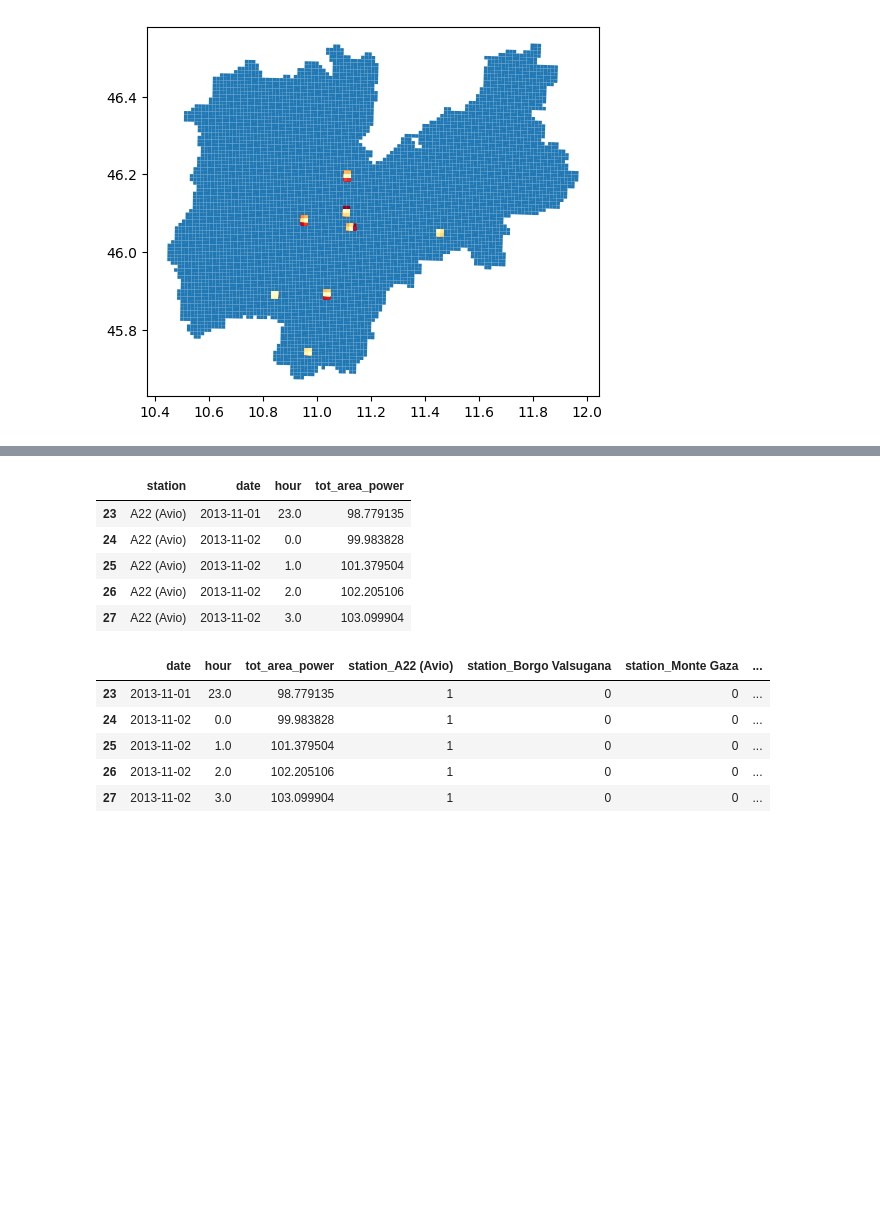
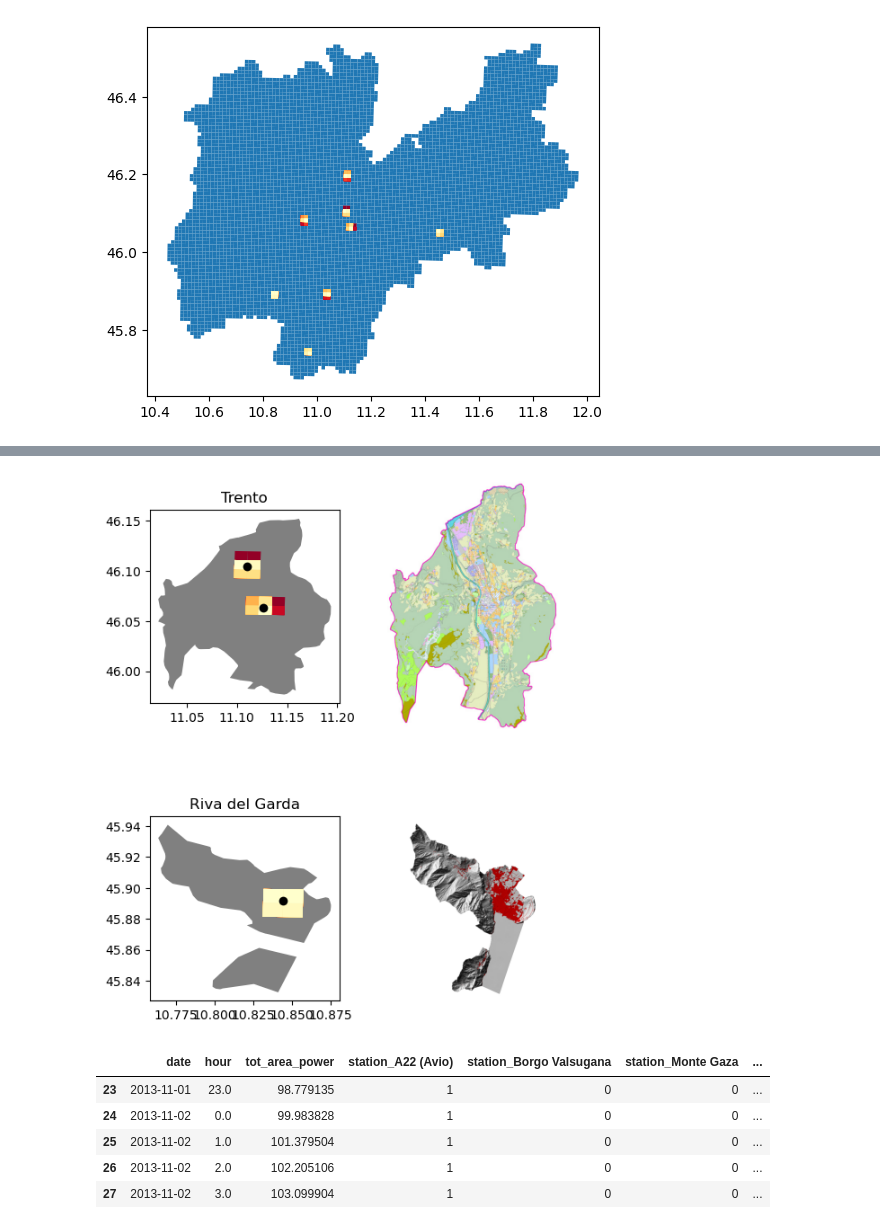
Before and after one commit to CarloDegasperi/DataScience, a Jupyter notebook: carlo/elettricità.ipynb, the cells around one changed output, grey strips where cells are left out. Drawn from its saved outputs; the diff is of its cells as text; code cells hidden in the pictures; blank space fills up the shorter version.

```diff
--- a/carlo/elettricità.ipynb
+++ b/carlo/elettricità.ipynb
@@ -194,9 +190,9 @@ final_power_df.head()
 # %%
-station_id = 'Riva del Garda'
-station_df = gpd.GeoDataFrame(data=appa_pos[appa_pos['station'] == station_id],geometry='geometry')
+# le grandezze che abbiamo preso hanno senso? Gli inquinanti potrebbero muoversi di più?
+# capiamo guardando sulla mappa
 
 grid_df_crs = grid_df.set_crs("EPSG:4326").to_crs("EPSG:32632")
-station_df_crs = station_df.set_crs("EPSG:4326").to_crs("EPSG:32632")
+appa_pos_crs = appa_pos.set_crs("EPSG:4326").to_crs("EPSG:32632")
 
 dfs = []
 K = 1 # coefficiente di diffusione turbolenta - la nostra assunzione è abbastanza approssimativa
@@ -224,7 +220,14 @@ for h in range(23, -1, -1):
 # %%
 # confrontiamo con la mappa del comune per vedere effettivamente quanto stiamo prendendo
 
+# importiamo innanzitutto il dataframe con i confini amministrativi
+import json
+from shapely.geometry import shape
+with open(data_path_raw / files['adm_reg']) as f:
+    admin_json = json.load(f)
 
-
-for h in range(23, -1, -1):
-    dfs[h][dfs[h]['station'] == 'Riva del Garda'].plot(ax = ax,color=cmap(h / 24))
+admin_df = gpd.GeoDataFrame(admin_json['features'])
+admin_df['geometry'] = admin_df['geometry'].apply(shape)
+admin_df['municipality'] = admin_df['properties'].apply(lambda x: x['comune'])
+admin_df = gpd.GeoDataFrame(admin_df,geometry='geometry')
+admin_df.head()
@@ -265,16 +241,36 @@ for df in dfs[1:]:
-# %%
-# sommo sulle diverse aree e mi tengo solo la colonna con l'area totale
-power_cols = [a for a in final_power_df.columns if a.endswith('hb_power_area')]
-final_power_df['tot_area_power'] = final_power_df[power_cols].sum(axis=1)
-final_power_df = final_power_df[['station', 'date', 'hour', 'tot_area_power']]
-final_power_df.head()
-# %% [output]
-|  | station | date | hour | tot_area_power |
-| 23 | A22 (Avio) | 2013-11-01 | 23.0 | 98.779135 |
-| 24 | A22 (Avio) | 2013-11-02 | 0.0 | 99.983828 |
-| 25 | A22 (Avio) | 2013-11-02 | 1.0 | 101.379504 |
-| 26 | A22 (Avio) | 2013-11-02 | 2.0 | 102.205106 |
-| 27 | A22 (Avio) | 2013-11-02 | 3.0 | 103.099904 |
+# %%
+import matplotlib.image as mpimg
+
+fig, axes = plt.subplots(2, 2, figsize=(6, 8))
+
+# Trento
+ax = axes[0][0]
+admin_df[admin_df['municipality'] == 'Trento'].plot(ax=ax,color='gray')
+for h in range(23, -1, -1):
+    dfs[h][(dfs[h]['station'] == 'Parco S. Chiara') | (dfs[h]['station'] == 'Via Bolzano')].plot(ax=ax,color=cmap(h / 24))
+appa_pos[(appa_pos['station'] == 'Parco S. Chiara') | (appa_pos['station'] == 'Via Bolzano')].plot(ax=ax,color='black')
+ax.set_title("Trento")
+
+img = mpimg.imread("../data/images/logo1.jpg")
+axes[0][1].imshow(img)
+axes[0][1].axis("off")
+
+# Riva del Garda
+ax = axes[1][0]
+admin_df[admin_df['municipality'] == 'Riva del Garda'].plot(ax=ax,color='gray')
+for h in range(23, -1, -1):
+    dfs[h][dfs[h]['station'] == 'Riva del Garda'].plot(ax=ax,color=cmap(h / 24))
+appa_pos[appa_pos['station'] == 'Riva del Garda'].plot(ax=ax,color='black')
+ax.set_title("Riva del Garda")
+
+img = mpimg.imread("../data/images/Riva del Garda.png")
+axes[1][1].imshow(img)
+axes[1][1].axis("off")
+
+
+plt.show()
+# %% [output]
+[figure, added]
 # %%
 encoded = pd.get_dummies(final_power_df,columns=['station'],dtype=int)
 encoded.head()
```
Also changed, not shown: parts of 6 cells of this notebook, 4 other files.
